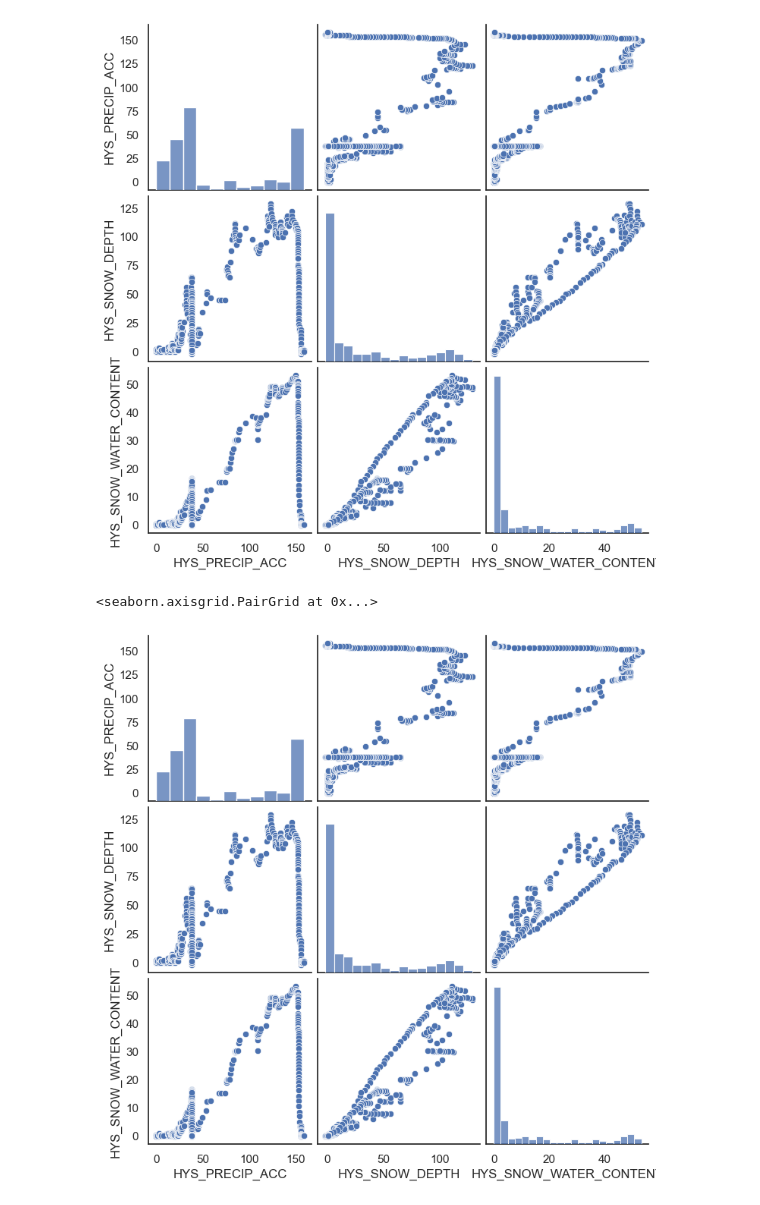
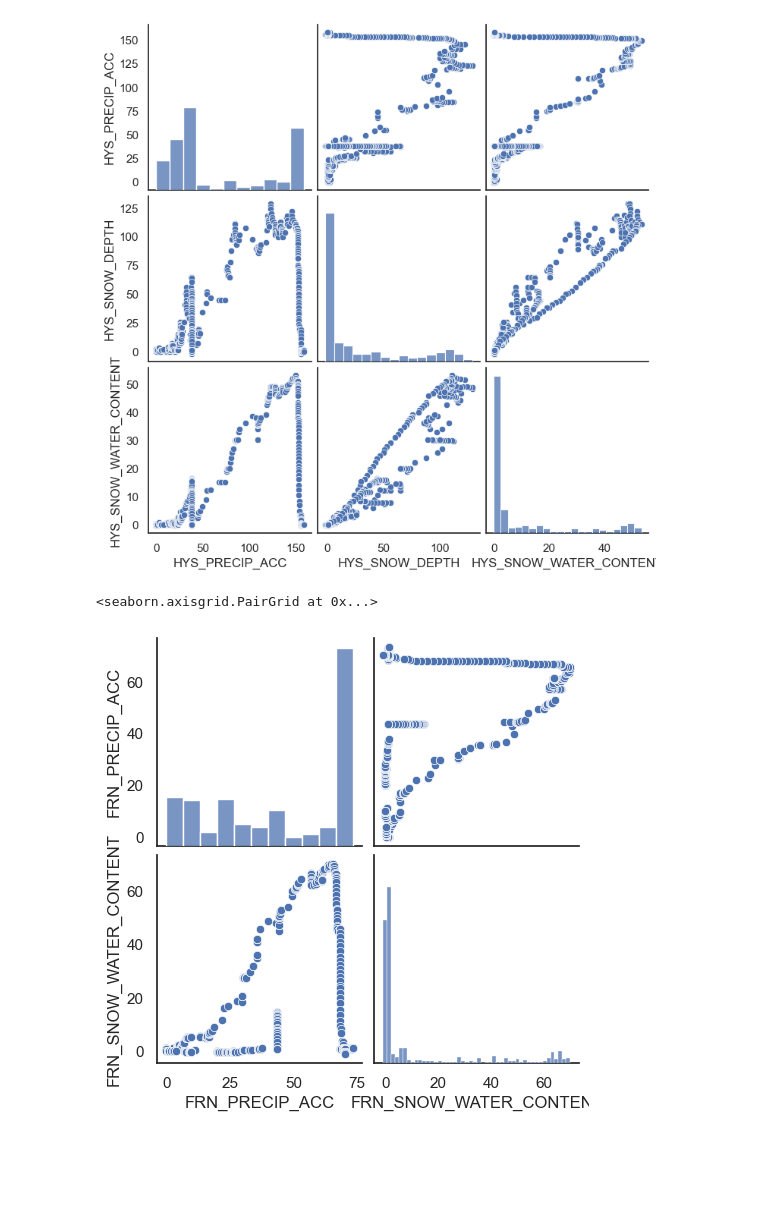
Before and after one commit to lauren-alexandra/basin-inflow-dnn, a Jupyter notebook: EDA.ipynb, the cells around one changed output. Drawn from its saved outputs; the diff is of its cells as text; code cells hidden in the pictures; blank space fills up the shorter version.

Commit message:
visualize snowpack for CA water year

```diff
--- a/EDA.ipynb
+++ b/EDA.ipynb
@@ -308,14 +208,3 @@ sns.pairplot(HYS_2016_2018)
 # %% [output]
 <seaborn.axisgrid.PairGrid at 0x...>
 [figure]
-# %%
-HYS_2016_2018_DIFF = HYS_2016_2018.copy()
-stationary_HYS_2016_2018_DIFF = difference(HYS_2016_2018_DIFF, days)
-stationary_HYS_2016_2018_DIFF.index = HYS_2016_2018_DIFF.index[days:]
-stationary_HYS_2016_2018_DIFF.columns = ['HYS_PRECIP_ACC', 'HYS_SNOW_DEPTH', 'HYS_SNOW_WATER_CONTENT']
-handle_missing(HYS_2016_2018_DIFF)
-
-sns.pairplot(HYS_2016_2018_DIFF)
-# %% [output]
-<seaborn.axisgrid.PairGrid at 0x...>
-[figure, removed]
@@ -323,0 +211,8 @@ sns.pairplot(HYS_2016_2018_DIFF)
+# %%
+FRN_2016_2018 = INFLOW_WATER_YEAR_2016_2018.loc[:, [
+    'FRN_PRECIP_ACC', 'FRN_SNOW_WATER_CONTENT']]
+
+sns.pairplot(FRN_2016_2018)
+# %% [output]
+<seaborn.axisgrid.PairGrid at 0x...>
+[figure, added]
```
Also changed, not shown: parts of 20 cells of this notebook.
